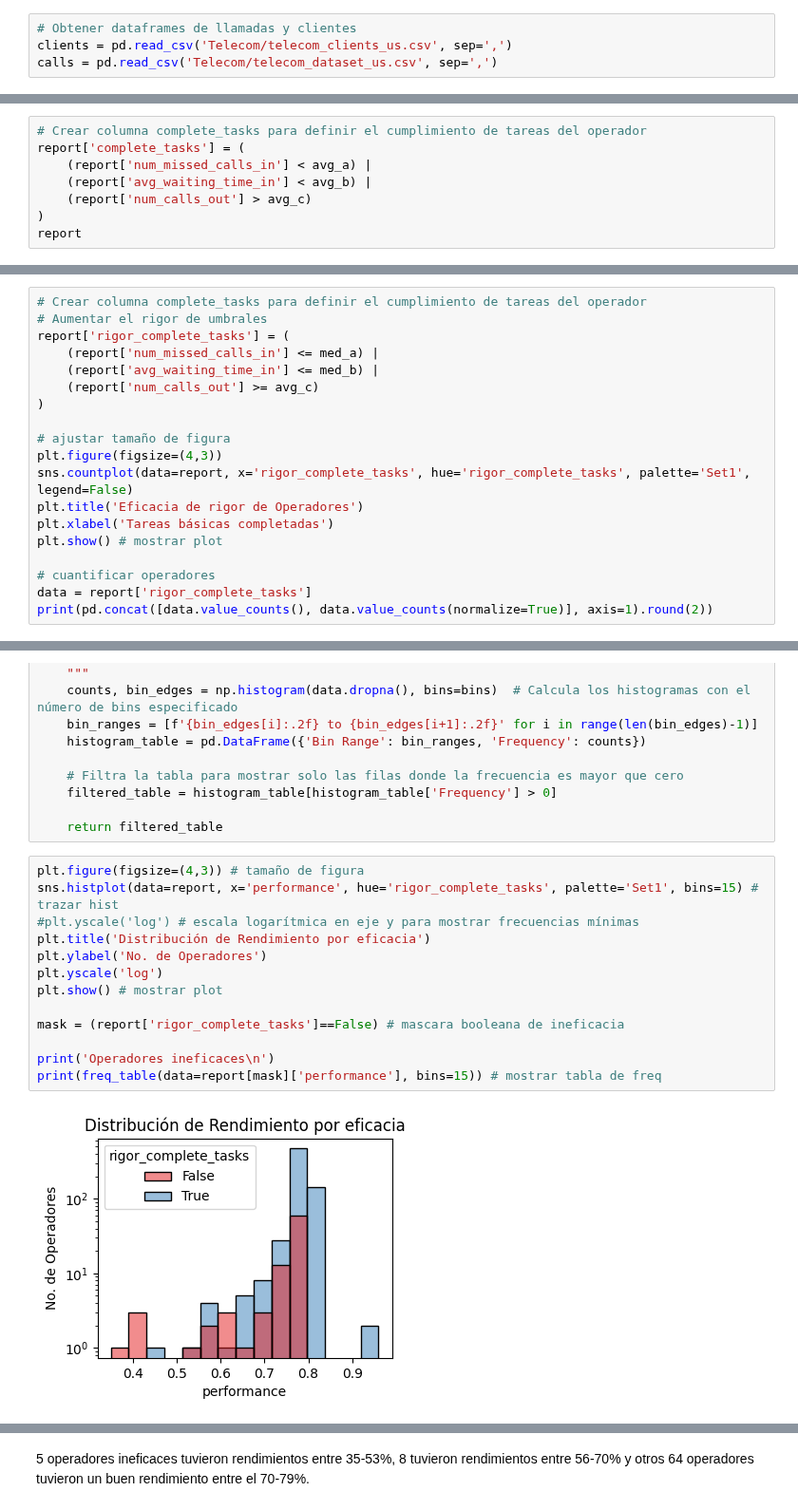
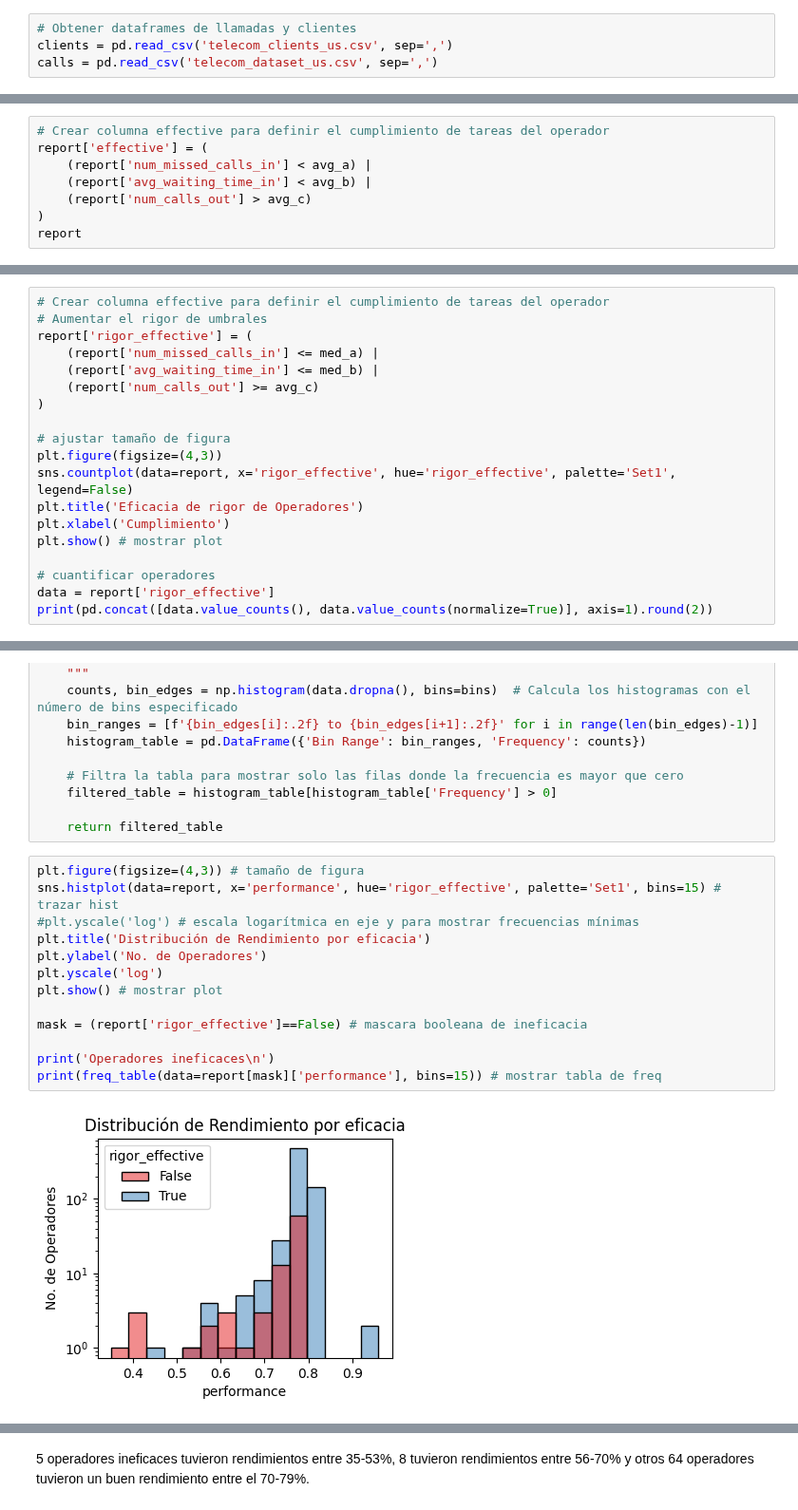
Before and after one commit to ScinDBad/DA_proyecto_final, a Jupyter notebook: Telecom/telecom.ipynb, the cells around one changed output, grey strips where cells are left out. Shown at 95% size. Cells and saved outputs as stored; diff of their text form.

```diff
--- a/Telecom/telecom.ipynb
+++ b/Telecom/telecom.ipynb
@@ -118,8 +215,8 @@ from sklearn.preprocessing import MinMaxScaler # Para normalizar escalas
 Se asignan los datasets a variables dataframes
 # %%
 # Obtener dataframes de llamadas y clientes
-clients = pd.read_csv('Telecom/telecom_clients_us.csv', sep=',')
-calls = pd.read_csv('Telecom/telecom_dataset_us.csv', sep=',')
+clients = pd.read_csv('telecom_clients_us.csv', sep=',')
+calls = pd.read_csv('telecom_dataset_us.csv', sep=',')
 # %%
 display(calls.head()) # mostrar aspecto del df de llamadas
 display(clients.head()) # mostrar aspecto del df de clientes
@@ -709,8 +806,8 @@ print(avg_a, avg_b, avg_c) # Mostrar valores medios que representan umbrales de
 - En promedio los operadores se tarden 60 segundos en antender a los clientes
 - En promedio los operadores realizan 580 llamadas a clientes.
 # %%
-# Crear columna complete_tasks para definir el cumplimiento de tareas del operador
-report['complete_tasks'] = (
+# Crear columna effective para definir el cumplimiento de tareas del operador
+report['effective'] = (
     (report['num_missed_calls_in'] < avg_a) |
     (report['avg_waiting_time_in'] < avg_b) |
     (report['num_calls_out'] > avg_c)
@@ -979,9 +1076,9 @@ print(med_a, med_b, med_c) # Mostrar valores medianos que representan umbrales d
 # %% [output]
 0.0 31.174999999999997 34.0
 # %%
-# Crear columna complete_tasks para definir el cumplimiento de tareas del operador
+# Crear columna effective para definir el cumplimiento de tareas del operador
 # Aumentar el rigor de umbrales
-report['rigor_complete_tasks'] = (
+report['rigor_effective'] = (
     (report['num_missed_calls_in'] <= med_a) |
     (report['avg_waiting_time_in'] <= med_b) |
     (report['num_calls_out'] >= avg_c)
@@ -989,13 +1086,13 @@ report['rigor_complete_tasks'] = (
 
 # ajustar tamaño de figura
 plt.figure(figsize=(4,3))
-sns.countplot(data=report, x='rigor_complete_tasks', hue='rigor_complete_tasks', palette='Set1', legend=False)
+sns.countplot(data=report, x='rigor_effective', hue='rigor_effective', palette='Set1', legend=False)
 plt.title('Eficacia de rigor de Operadores')
-plt.xlabel('Tareas básicas completadas')
+plt.xlabel('Cumplimiento')
 plt.show() # mostrar plot
 
 # cuantificar operadores
-data = report['rigor_complete_tasks']
+data = report['rigor_effective']
 print(pd.concat([data.value_counts(), data.value_counts(normalize=True)], axis=1).round(2))
 # %% [output]
 [figure]
@@ -1041,19 +1138,19 @@ def freq_table(data, bins):
     return filtered_table
 # %%
 plt.figure(figsize=(4,3)) # tamaño de figura
-sns.histplot(data=report, x='performance', hue='rigor_complete_tasks', palette='Set1', bins=15) # trazar hist
+sns.histplot(data=report, x='performance', hue='rigor_effective', palette='Set1', bins=15) # trazar hist
 #plt.yscale('log') # escala logarítmica en eje y para mostrar frecuencias mínimas
 plt.title('Distribución de Rendimiento por eficacia')
 plt.ylabel('No. de Operadores')
 plt.yscale('log')
 plt.show() # mostrar plot
 
-mask = (report['rigor_complete_tasks']==False) # mascara booleana de ineficacia
+mask = (report['rigor_effective']==False) # mascara booleana de ineficacia
 
 print('Operadores ineficaces\n')
 print(freq_table(data=report[mask]['performance'], bins=15)) # mostrar tabla de freq
 # %% [output]
-[figure, old version]
+[figure, new version]
 Operadores ineficaces
 
        Bin Range  Frequency
```
Also changed, not shown: parts of 18 cells of this notebook.
